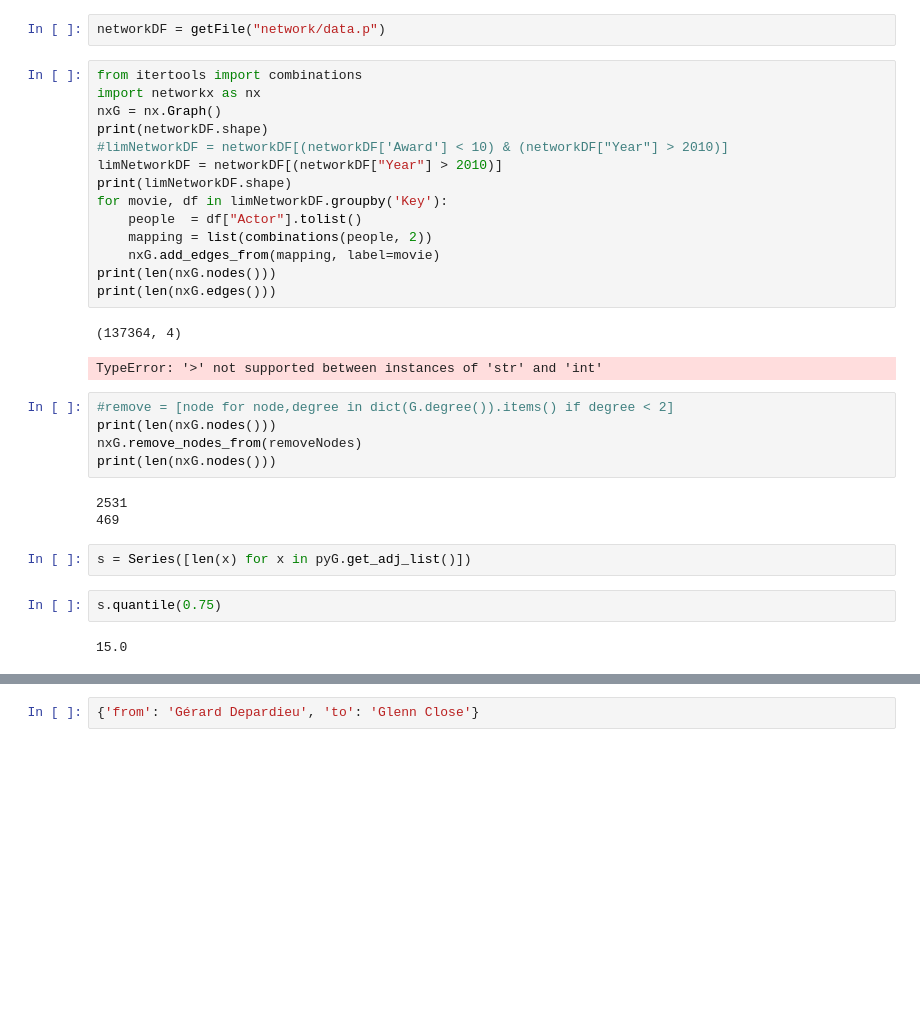
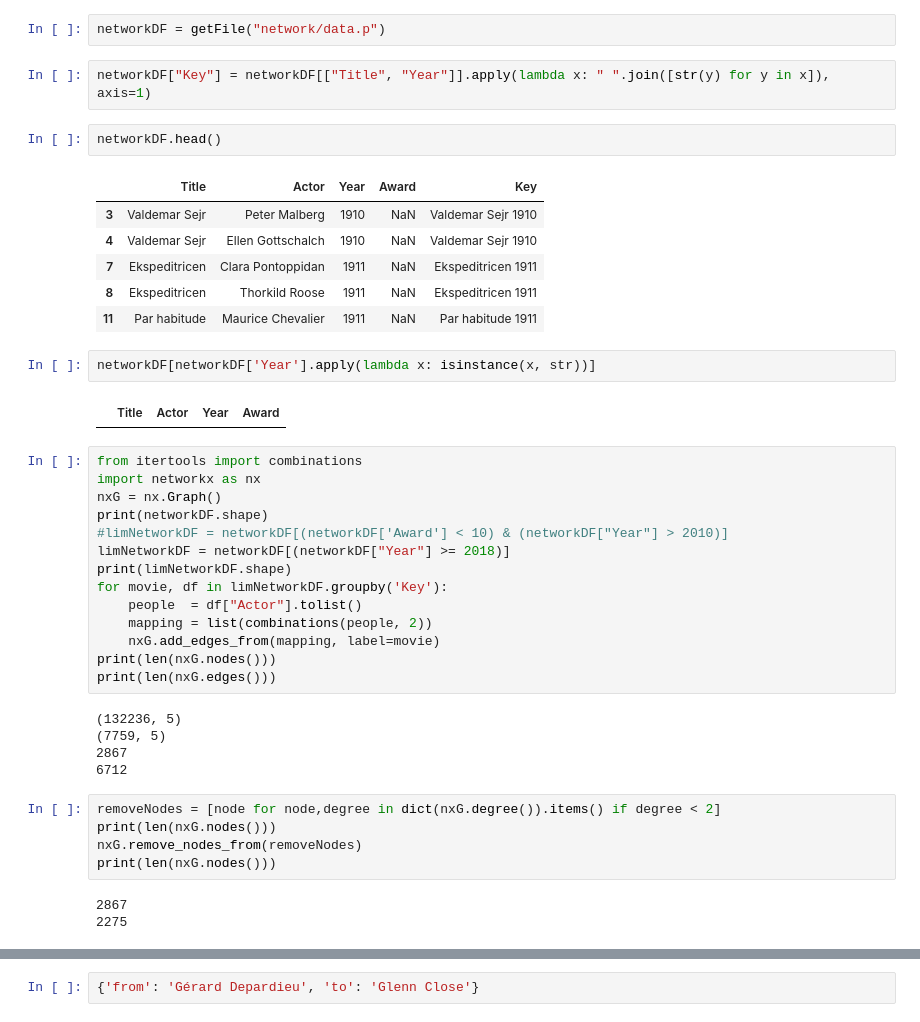
Before and after one commit to tgadf/movies, a Jupyter notebook: IMDB.ipynb, the cells around one changed output, grey strips where cells are left out. Drawn from its saved outputs; the diff is of its cells as text; blank space fills up the shorter version.

```diff
--- a/IMDB.ipynb
+++ b/IMDB.ipynb
@@ -170,13 +173,28 @@ saveFile(idata=networkDF, ifile="network/data.p")
 # Load Network Data
 # %%
 networkDF = getFile("network/data.p")
+# %%
+networkDF["Key"] = networkDF[["Title", "Year"]].apply(lambda x: " ".join([str(y) for y in x]), axis=1)
+# %%
+networkDF.head()
+# %% [output]
+|  | Title | Actor | Year | Award | Key |
+| 3 | Valdemar Sejr | Peter Malberg | 1910 | NaN | Valdemar Sejr 1910 |
+| 4 | Valdemar Sejr | Ellen Gottschalch | 1910 | NaN | Valdemar Sejr 1910 |
+| 7 | Ekspeditricen | Clara Pontoppidan | 1911 | NaN | Ekspeditricen 1911 |
+| 8 | Ekspeditricen | Thorkild Roose | 1911 | NaN | Ekspeditricen 1911 |
+| 11 | Par habitude | Maurice Chevalier | 1911 | NaN | Par habitude 1911 |
+# %%
+networkDF[networkDF['Year'].apply(lambda x: isinstance(x, str))]
+# %% [output]
+|  | Title | Actor | Year | Award |
 # %%
 from itertools import combinations
 import networkx as nx
 nxG = nx.Graph()
 print(networkDF.shape)
 #limNetworkDF = networkDF[(networkDF['Award'] < 10) & (networkDF["Year"] > 2010)]
-limNetworkDF = networkDF[(networkDF["Year"] > 2010)]
+limNetworkDF = networkDF[(networkDF["Year"] >= 2018)]
 print(limNetworkDF.shape)
 for movie, df in limNetworkDF.groupby('Key'):
     people  = df["Actor"].tolist()
@@ -185,22 +203,18 @@ for movie, df in limNetworkDF.groupby('Key'):
 print(len(nxG.nodes()))
 print(len(nxG.edges()))
 # %% [output]
-(137364, 4)
+(132236, 5)
+(7759, 5)
+2867
+6712
-TypeError: '>' not supported between instances of 'str' and 'int'
 # %%
-#remove = [node for node,degree in dict(G.degree()).items() if degree < 2]
+removeNodes = [node for node,degree in dict(nxG.degree()).items() if degree < 2]
 print(len(nxG.nodes()))
 nxG.remove_nodes_from(removeNodes)
 print(len(nxG.nodes()))
 # %% [output]
-2531
-469
+2867
+2275
-# %%
-s = Series([len(x) for x in pyG.get_adj_list()])
-# %%
-s.quantile(0.75)
-# %% [output]
-15.0
 # %%
 from pyvis import network as net
 #Network(, bgcolor="#222222", font_color="white")
```
Also changed, not shown: parts of 23 cells of this notebook.
